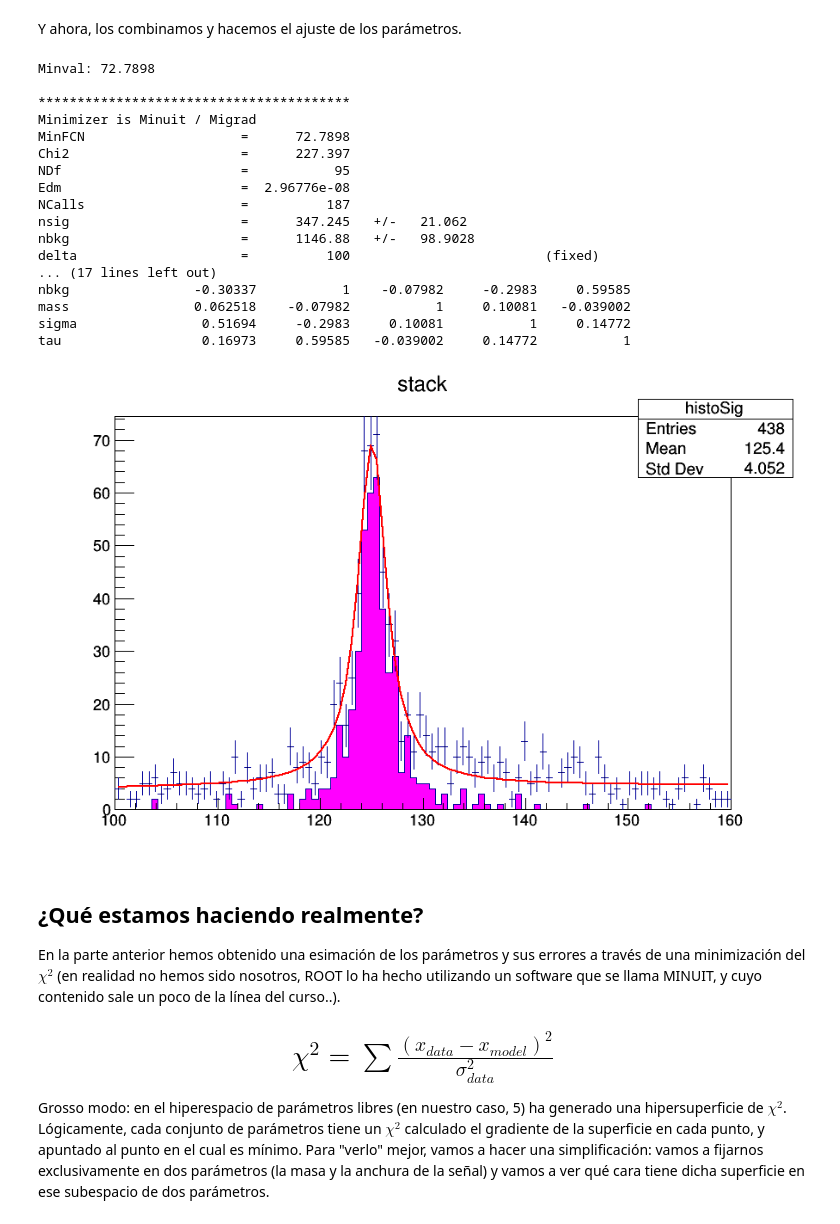
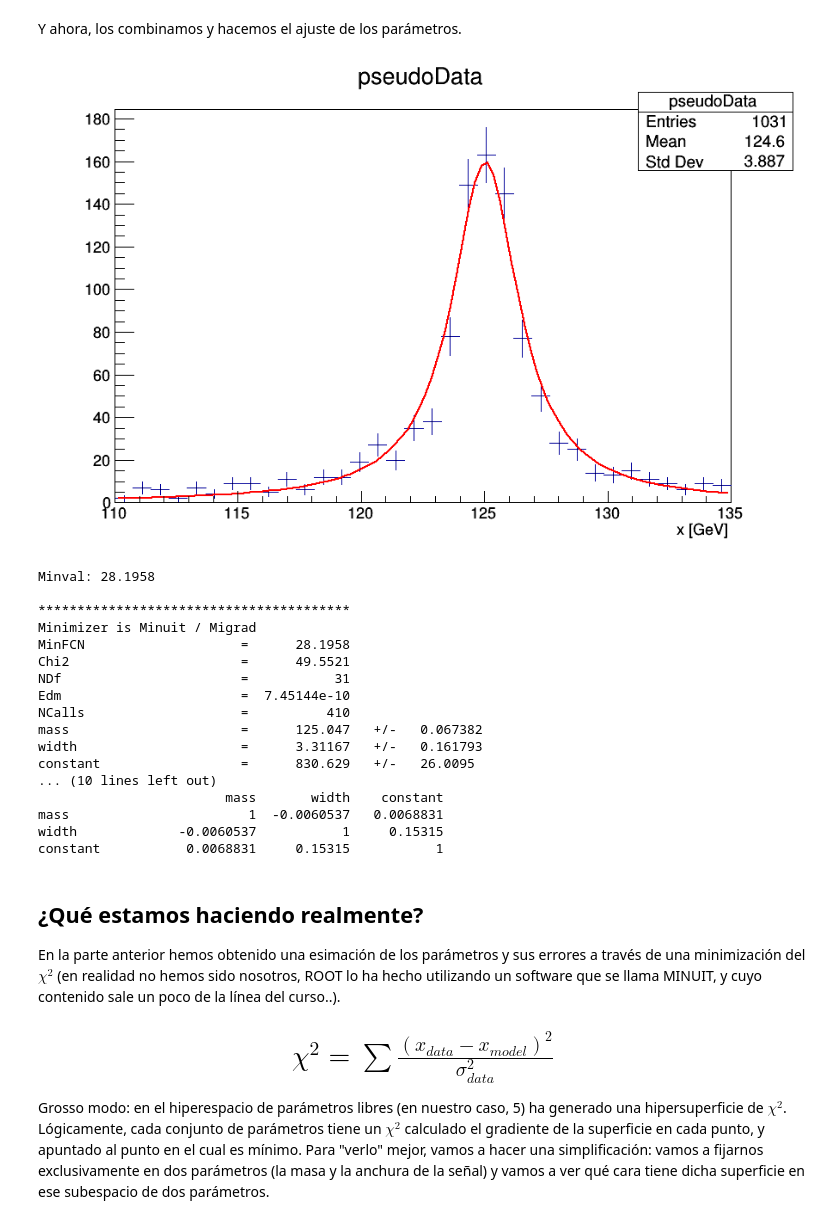
Before and after one commit to AltuOs/HZZ4l, a Jupyter notebook: toy_example-1.ipynb, the cells around one changed output. Drawn from its saved outputs; the diff is of its cells as text; code cells hidden in the pictures.

```diff
--- a/toy_example-1.ipynb
+++ b/toy_example-1.ipynb
@@ -141,58 +144,53 @@ Y ahora, los combinamos y hacemos el ajuste de los parámetros.
 # %%
 c1->cd();
 
 pseudoData =  new TH1D("pseudoData","pseudoData",nbins, minVal,maxVal);
 pseudoData->GetXaxis()->SetTitle("x [GeV]");
 // pseudoData->GetYaxis()->SetTitle("Entries / {} GeV".format((maxVal-minVal)/nbins)); /////////////Preguntar
 pseudoData->Add(histoBkg);
 pseudoData->Add(histoSig);
 
-fullModel->SetParameters(nEntries*fSig,nEntries*(1-fSig),100.000000,125.000000,2.400000 ,50);
+/*fullModel->SetParameters(nEntries*fSig,nEntries*(1-fSig),100.000000,125.000000,2.400000 ,50);
 
-/*
-Par   0                 nsig =   10.000000
-Par   1                 nbkg =   10.000000
-Par   2                delta =  100.000000
-Par   3                 mass =  123.800000
-Par   4                sigma =    5.350000
-Par   5                  tau =   50.000000
-*/
-
-for (Int_t i=0; i<6; i++) { fullModel->ReleaseParameter(i); }
+for (Int_t i=0; i<6; i++) fullModel->ReleaseParameter(i);
 fullModel->FixParameter(2,100);
 
-r = pseudoData->Fit("fullModel",  "LQS", "", minVal, maxVal); // L: likelihood, Q: quiet, reduce printing, S: save fit result
+r = pseudoData->Fit("fullModel",  "LQS", "", minVal, maxVal); // L: likelihood, Q: quiet, reduce printing, S: save fit result */
+
+r = pseudoData->Fit("myBW",  "LQS", "", minVal, maxVal); // L: likelihood, Q: quiet, reduce printing, S: save fit result
 
 cout << "Minval: " << r->MinFcnValue() << endl ;
 r->Print("v");
 
-THStack *stack = new THStack("stack","stack");
+/*THStack *stack = new THStack("stack","stack");
 histoBkg->SetFillColor(2);
 histoSig->SetFillColor(6);
 stack->Add(histoSig);
 stack->Add(histoBkg,"-1");
 stack->Draw();
-pseudoData->Draw("SAME E0");
+pseudoData->Draw("SAME E0");*/
+
+pseudoData->Draw("E0");
 c1->Draw();
 # %% [output]
+[figure, new version]
-Minval: 72.7898
+Minval: 28.1958
 
 ****************************************
 Minimizer is Minuit / Migrad
-MinFCN                    =      72.7898
-Chi2                      =      227.397
-NDf                       =           95
-Edm                       =  2.96776e-08
-NCalls                    =          187
-nsig                      =      347.245   +/-   21.062
-nbkg                      =      1146.88   +/-   98.9028
-delta                     =          100                         (fixed)
-... (17 lines left out)
-nbkg                -0.30337           1    -0.07982     -0.2983     0.59585
-mass                0.062518    -0.07982           1     0.10081   -0.039002
-sigma                0.51694     -0.2983     0.10081           1     0.14772
-tau                  0.16973     0.59585   -0.039002     0.14772           1
+MinFCN                    =      28.1958
+Chi2                      =      49.5521
+NDf                       =           31
+Edm                       =  7.45144e-10
+NCalls                    =          410
+mass                      =      125.047   +/-   0.067382
+width                     =      3.31167   +/-   0.161793
+constant                  =      830.629   +/-   26.0095
+... (10 lines left out)
+                        mass       width    constant
+mass                       1  -0.0060537   0.0068831
+width             -0.0060537           1     0.15315
+constant           0.0068831     0.15315           1
-[figure, old version]
 # %% [markdown]
 ## ¿Qué estamos haciendo realmente?
 En la parte anterior hemos obtenido una esimación de los parámetros y sus errores a través de una minimización del $\chi^{2}$ (en realidad no hemos sido nosotros, ROOT lo ha hecho utilizando un software que se llama MINUIT, y cuyo contenido sale un poco de la línea del curso..).
```
Also changed, not shown: parts of 11 cells of this notebook, 1 other file.
